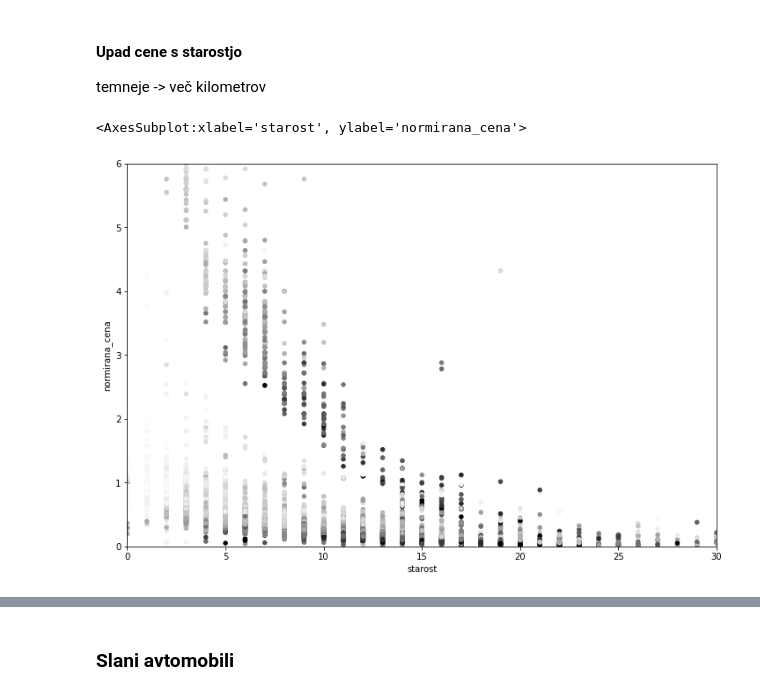
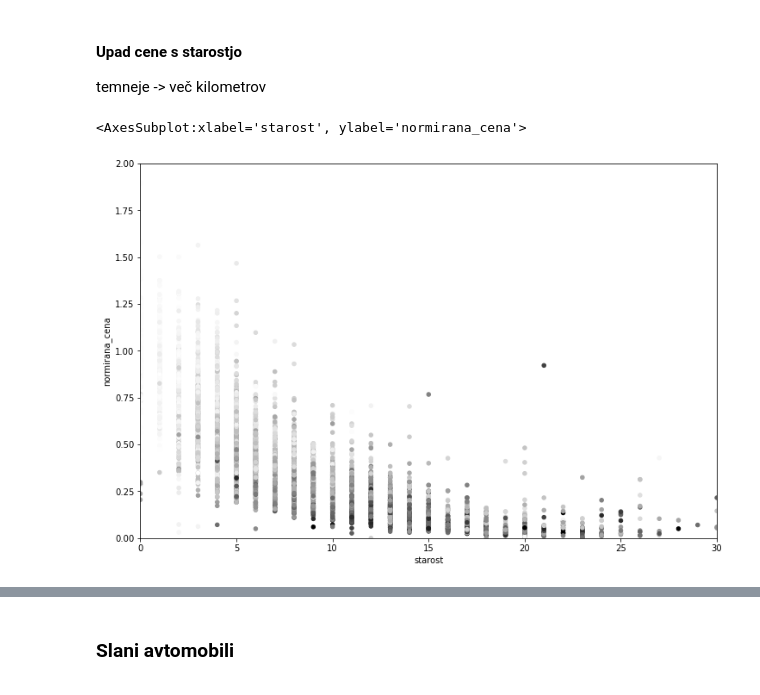
Before and after one commit to pg008/programiranje_1_projektna_naloga, a Jupyter notebook: src/analiza.ipynb, the cells around one changed output, grey strips where cells are left out. Drawn from its saved outputs; the diff is of its cells as text; code cells hidden in the pictures.

```diff
--- a/src/analiza.ipynb
+++ b/src/analiza.ipynb
@@ -20,15 +20,19 @@ avti["starost"] = 2022 - avti.leto_izdelave
 
 ceno avtomobila bom normiral s povprečno ceno avtomobila istega modela, ki je bil izdelan letos.
 # %%
-nazivne_cene_modelov = avti[avti.leto_izdelave == 2022].groupby(["ime_znamke", "ime_modela"]).cena.mean().rename("nazivna_cena")
+nazivne_cene_modelov = avti[(avti.leto_izdelave == 2022) & (avti.stevilo_kilometrov < 5e3)].groupby(["ime_znamke", "ime_modela"]).cena.mean().rename("nazivna_cena")
 avti_z_nc = pd.merge(avti, nazivne_cene_modelov, on=["ime_znamke", "ime_modela"])
 avti_z_nc["normirana_cena"] = avti_z_nc.cena / avti_z_nc.nazivna_cena
 # %% [markdown]
 #### Upad cene s starostjo
 temneje -> več kilometrov
 # %%
-novi_kilometri = avti_z_nc.stevilo_kilometrov.clip(0, 0.4e6)
-avti_z_nc.plot.scatter("starost", "normirana_cena",xlim=(0,30), ylim=(0,6), c=novi_kilometri, figsize=(12,8))
+avti_z_nc.plot.scatter(
+    "starost", "normirana_cena",
+    xlim=(0,30), ylim=(0,2),
+    c=avti_z_nc.stevilo_kilometrov.clip(0, 0.4e6),
+    figsize=(12,8)
+)
 # %% [output]
 <AxesSubplot:xlabel='starost', ylabel='normirana_cena'>
-[figure, old version]
+[figure, new version]
```
Also changed, not shown: parts of 5 cells of this notebook.
